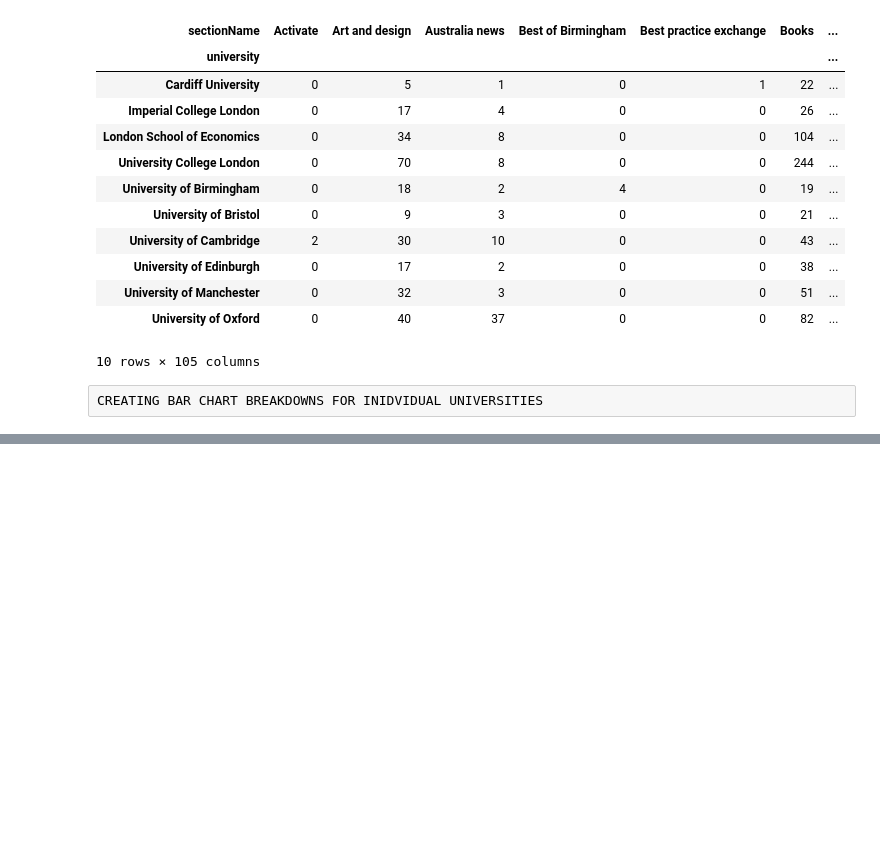
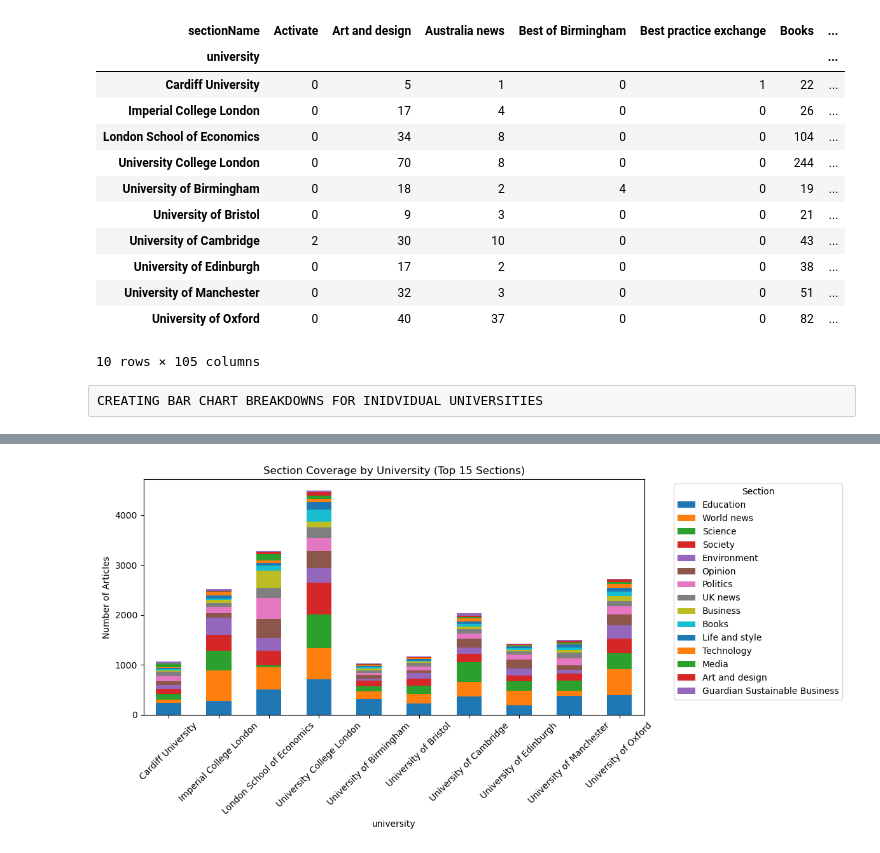
Before and after one commit to ruoxuannn/st115-guardian-project, a Jupyter notebook: shrinithi_themes.ipynb, the cells around one changed output, grey strips where cells are left out. Cells and saved outputs as stored; diff of their text form; code cells hidden in the pictures; blank space fills up the shorter version.

```diff
--- a/shrinithi_themes.ipynb
+++ b/shrinithi_themes.ipynb
@@ -103,0 +120,16 @@ plt.show()
+# %%
+#need to put them all into one and colour coded so that it is easier to compare
+
+top_sections = uni_section.sum().sort_values(ascending=False).head(15).index
+filtered = uni_section[top_sections]
+
+filtered.plot(kind='bar', stacked=True, figsize=(12,6))
+
+plt.title("Section Coverage by University (Top 15 Sections)")
+plt.ylabel("Number of Articles")
+plt.xticks(rotation=45)
+plt.legend(title="Section", bbox_to_anchor=(1.05, 1))
+plt.tight_layout()
+plt.show()
+# %% [output]
+[figure, added]
```
Also changed, not shown: parts of 8 cells of this notebook.
